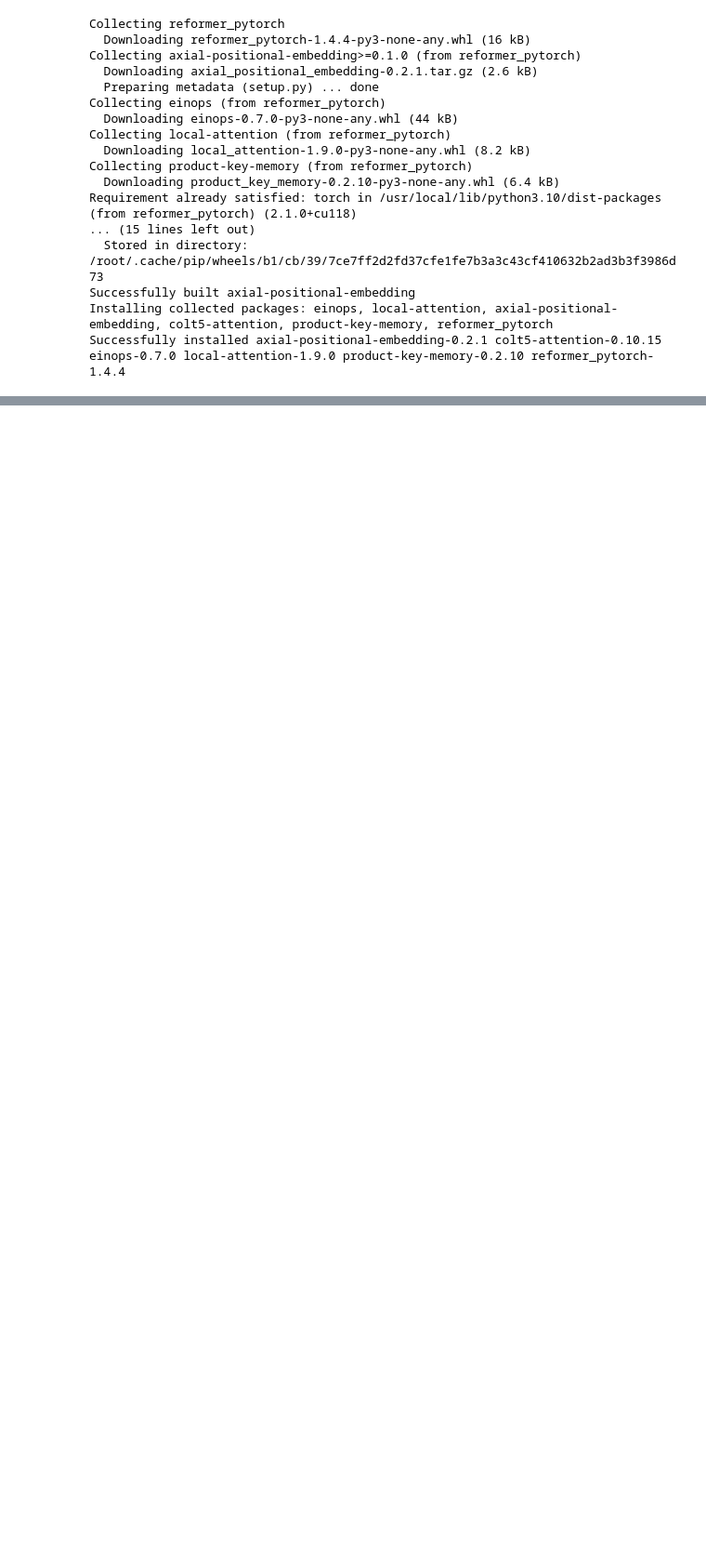
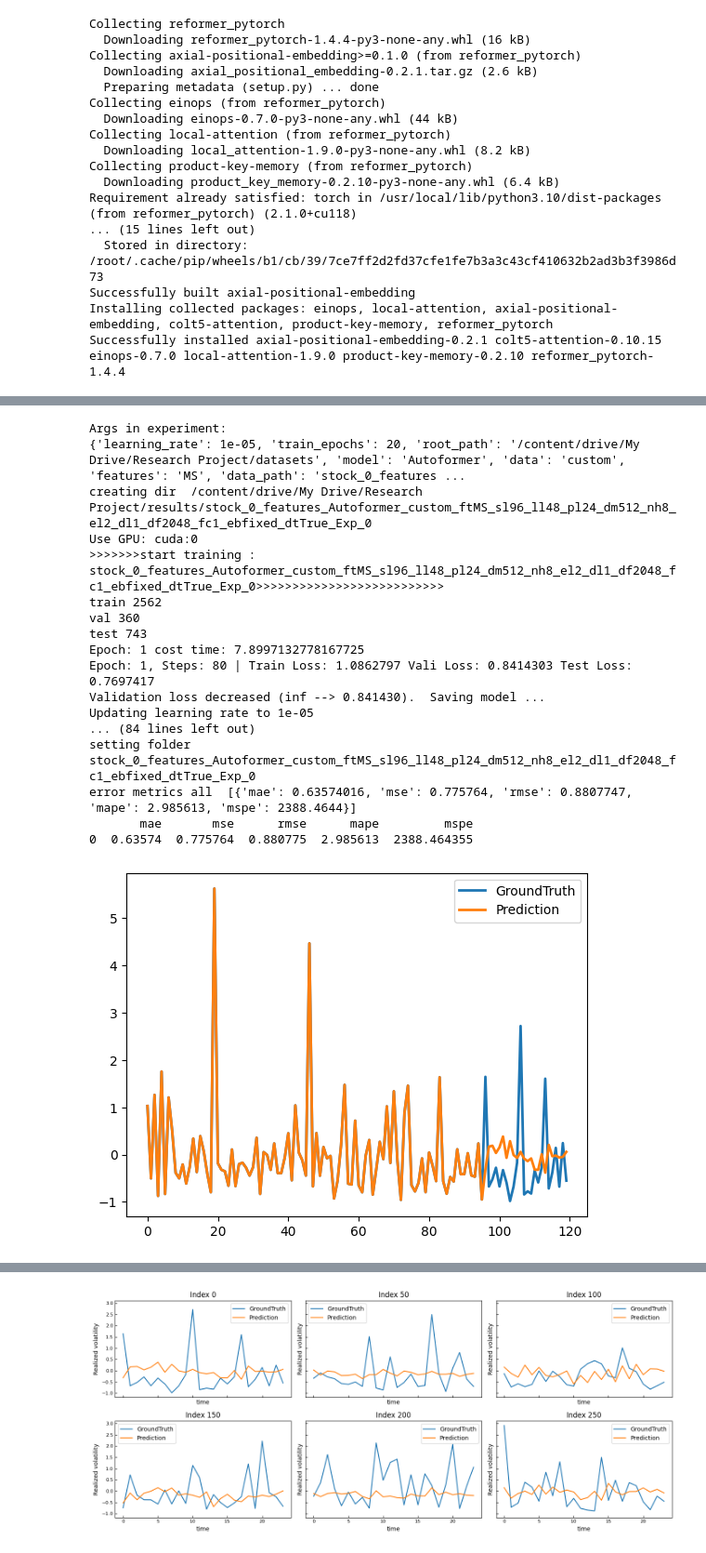
Before and after one commit to poo5zan/Autoformer, a Jupyter notebook: Autoformer_Research_project_Pujan.ipynb, the cells around one changed output, grey strips where cells are left out. Shown at 93% size. Saved outputs shown, nothing was run; the diff lists cells and outputs as text; code cells hidden in the pictures; blank space fills up the shorter version.

```diff
--- a/Autoformer_Research_project_Pujan.ipynb
+++ b/Autoformer_Research_project_Pujan.ipynb
@@ -431,0 +493,21 @@ error metrics all  [{'mae': 0.7737771, 'mse': 1.0016885, 'rmse': 1.0008439, 'map
+# %%
+run_experiments("features", "stock_0", "MS")
+# %% [output]
+Args in experiment:
+{'learning_rate': 1e-05, 'train_epochs': 20, 'root_path': '/content/drive/My Drive/Research Project/datasets', 'model': 'Autoformer', 'data': 'custom', 'features': 'MS', 'data_path': 'stock_0_features ...
+creating dir  /content/drive/My Drive/Research Project/results/stock_0_features_Autoformer_custom_ftMS_sl96_ll48_pl24_dm512_nh8_el2_dl1_df2048_fc1_ebfixed_dtTrue_Exp_0
+Use GPU: cuda:0
+>>>>>>>start training : stock_0_features_Autoformer_custom_ftMS_sl96_ll48_pl24_dm512_nh8_el2_dl1_df2048_fc1_ebfixed_dtTrue_Exp_0>>>>>>>>>>>>>>>>>>>>>>>>>>
+train 2562
+val 360
+test 743
+Epoch: 1 cost time: 7.8997132778167725
+Epoch: 1, Steps: 80 | Train Loss: 1.0862797 Vali Loss: 0.8414303 Test Loss: 0.7697417
+Validation loss decreased (inf --> 0.841430).  Saving model ...
+Updating learning rate to 1e-05
+... (84 lines left out)
+setting folder  stock_0_features_Autoformer_custom_ftMS_sl96_ll48_pl24_dm512_nh8_el2_dl1_df2048_fc1_ebfixed_dtTrue_Exp_0
+error metrics all  [{'mae': 0.63574016, 'mse': 0.775764, 'rmse': 0.8807747, 'mape': 2.985613, 'mspe': 2388.4644}]
+       mae       mse      rmse      mape         mspe
+0  0.63574  0.775764  0.880775  2.985613  2388.464355
+[figure, added]
@@ -431,0 +515 @@ error metrics all  [{'mae': 0.7737771, 'mse': 1.0016885, 'rmse': 1.0008439, 'map
+[figure, added]
```
Also changed, not shown: parts of 7 cells of this notebook.
